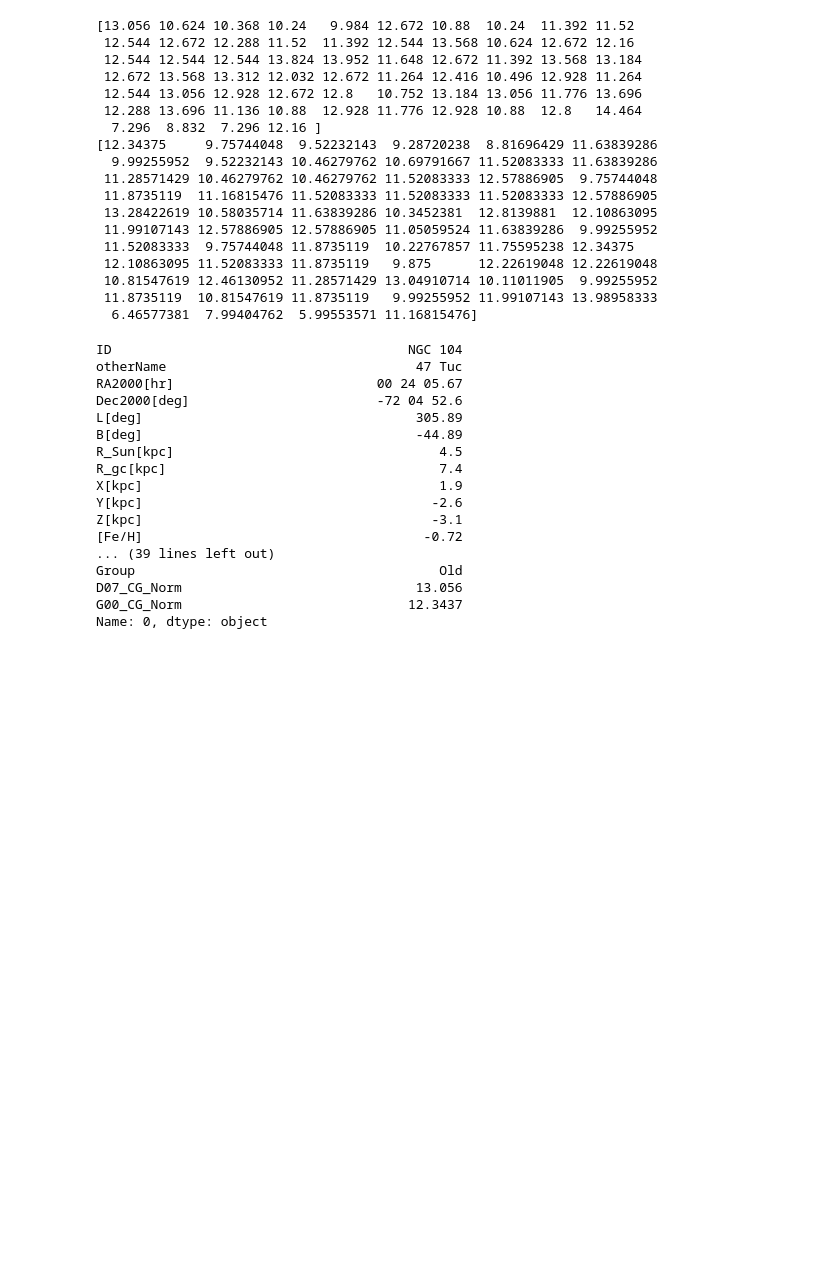
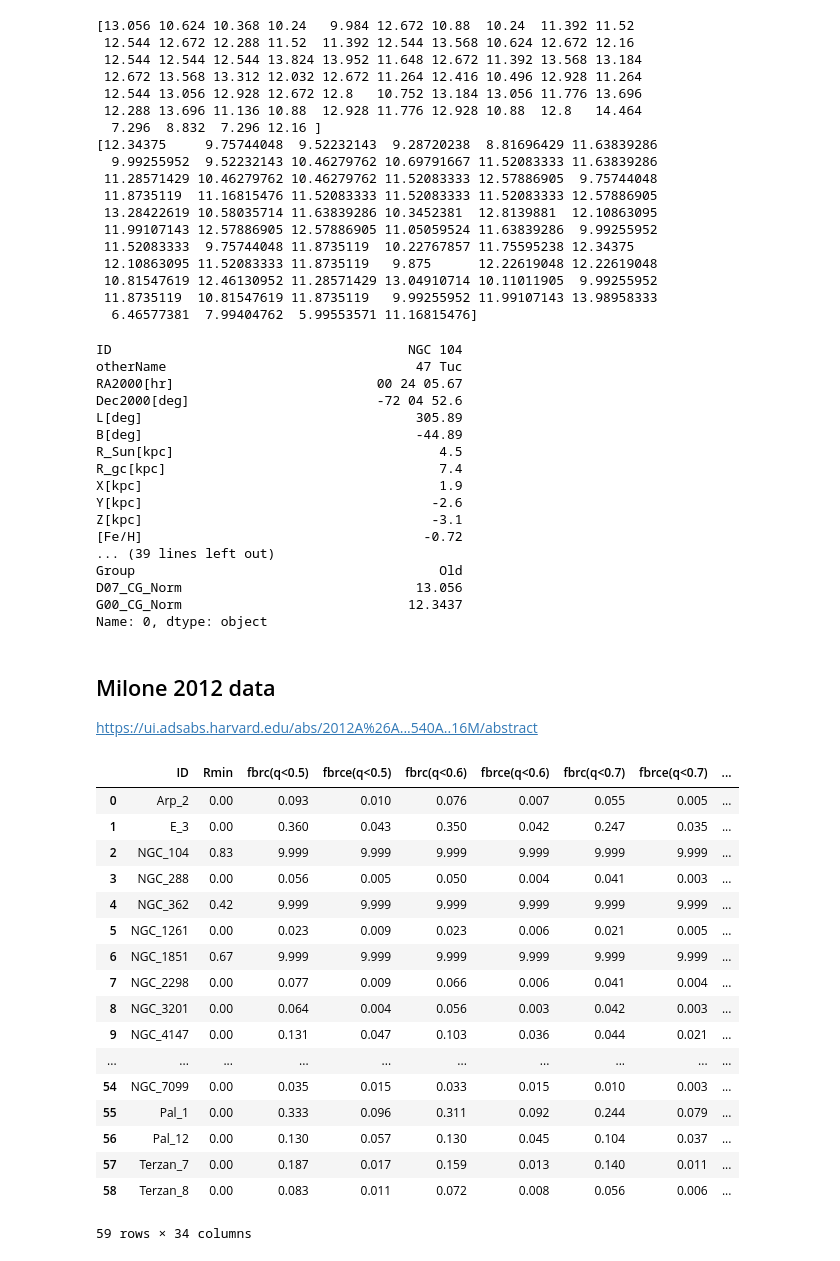
Before and after one commit to ageller/compileGCs, a Jupyter notebook: compileGCs.ipynb, the cells around one changed output. Cells and saved outputs as stored; diff of their text form; code cells hidden in the pictures; blank space fills up the shorter version.

Commit message:
added Milone fb

```diff
--- a/compileGCs.ipynb
+++ b/compileGCs.ipynb
@@ -225,3 +224,29 @@ Group                                       Old
 D07_CG_Norm                              13.056
 G00_CG_Norm                             12.3437
 Name: 0, dtype: object
+# %% [markdown]
+## Milone 2012 data
+
+https://ui.adsabs.harvard.edu/abs/2012A%26A...540A..16M/abstract
+# %%
+Milone_df = pd.read_csv('Milone2012_tab2.readcol.txt', sep = ' ',skipinitialspace = True)
+Milone_df
+# %% [output]
+|  | ID | Rmin | fbrc(q<0.5) | fbrce(q<0.5) | fbrc(q<0.6) | fbrce(q<0.6) | fbrc(q<0.7) | fbrce(q<0.7) | ... |
+| 0 | Arp_2 | 0.00 | 0.093 | 0.010 | 0.076 | 0.007 | 0.055 | 0.005 | ... |
+| 1 | E_3 | 0.00 | 0.360 | 0.043 | 0.350 | 0.042 | 0.247 | 0.035 | ... |
+| 2 | NGC_104 | 0.83 | 9.999 | 9.999 | 9.999 | 9.999 | 9.999 | 9.999 | ... |
+| 3 | NGC_288 | 0.00 | 0.056 | 0.005 | 0.050 | 0.004 | 0.041 | 0.003 | ... |
+| 4 | NGC_362 | 0.42 | 9.999 | 9.999 | 9.999 | 9.999 | 9.999 | 9.999 | ... |
+| 5 | NGC_1261 | 0.00 | 0.023 | 0.009 | 0.023 | 0.006 | 0.021 | 0.005 | ... |
+| 6 | NGC_1851 | 0.67 | 9.999 | 9.999 | 9.999 | 9.999 | 9.999 | 9.999 | ... |
+| 7 | NGC_2298 | 0.00 | 0.077 | 0.009 | 0.066 | 0.006 | 0.041 | 0.004 | ... |
+| 8 | NGC_3201 | 0.00 | 0.064 | 0.004 | 0.056 | 0.003 | 0.042 | 0.003 | ... |
+| 9 | NGC_4147 | 0.00 | 0.131 | 0.047 | 0.103 | 0.036 | 0.044 | 0.021 | ... |
+| ... | ... | ... | ... | ... | ... | ... | ... | ... | ... |
+| 54 | NGC_7099 | 0.00 | 0.035 | 0.015 | 0.033 | 0.015 | 0.010 | 0.003 | ... |
+| 55 | Pal_1 | 0.00 | 0.333 | 0.096 | 0.311 | 0.092 | 0.244 | 0.079 | ... |
+| 56 | Pal_12 | 0.00 | 0.130 | 0.057 | 0.130 | 0.045 | 0.104 | 0.037 | ... |
+| 57 | Terzan_7 | 0.00 | 0.187 | 0.017 | 0.159 | 0.013 | 0.140 | 0.011 | ... |
+| 58 | Terzan_8 | 0.00 | 0.083 | 0.011 | 0.072 | 0.008 | 0.056 | 0.006 | ... |
+59 rows × 34 columns
```
Also changed, not shown: parts of 5 cells of this notebook, 2 other files.
